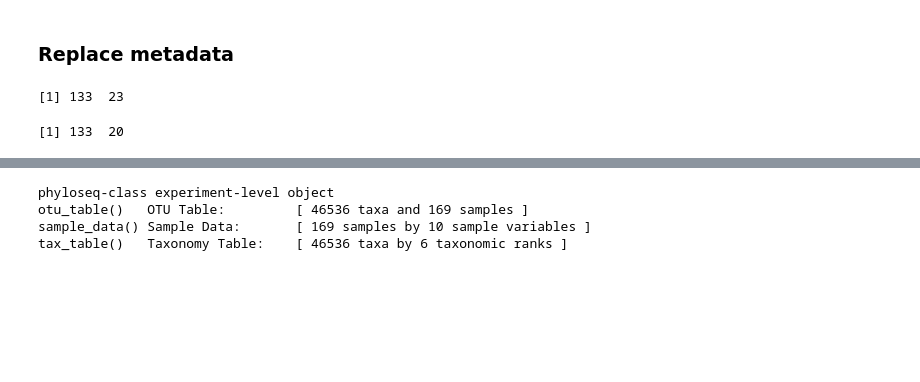
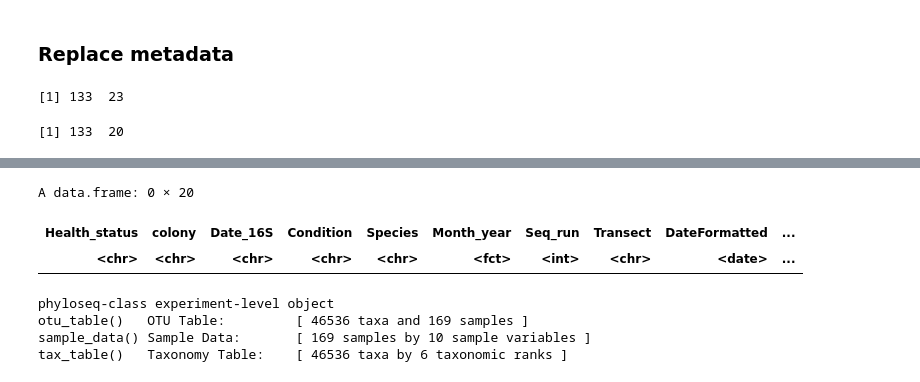
Before and after one commit to brookewicz/CBC_metagenomics, a Jupyter notebook: all_sctld/2.2Phyloseq-16SF.ipynb, the cells around one changed output, grey strips where cells are left out. Saved outputs shown, nothing was run; the diff lists cells and outputs as text; code cells hidden in the pictures; blank space fills up the shorter version.

```diff
--- a/all_sctld/2.2Phyloseq-16SF.ipynb
+++ b/all_sctld/2.2Phyloseq-16SF.ipynb
@@ -136,3 +136,11 @@ A data.frame: 6 × 20
 | 052022_BEL_CBC_T3_8_PAST | Healthy | 3_10 | 2_24_2025 | Healthy | PAST | May 2022 | 1 | Lagoon | 2022-05-20 | ... |
 | 122022_BEL_CBC_T3_123_PAST | Healthy | 3_10 | 2_24_2025 | Healthy | PAST | Dec 2022 | 1 | Lagoon | 2022-12-03 | ... |
 | 102019_BEL_CBC_T1_29_PSTR | Healthy | 1_12 | 2_24_2025 | Healthy | PSTR | Oct 2019 | 1 | CBC30N | 2019-10-15 | ... |
+# %%
+# what health status is NA?
+filtered_meta %>%
+    filter(is.na(Condition))
+# %% [output]
+A data.frame: 0 × 20
+| Health_status | colony | Date_16S | Condition | Species | Month_year | Seq_run | Transect | DateFormatted | ... |
+| <chr> | <chr> | <chr> | <chr> | <chr> | <fct> | <int> | <chr> | <date> | ... |
```
Also changed, not shown: parts of 43 cells of this notebook.
